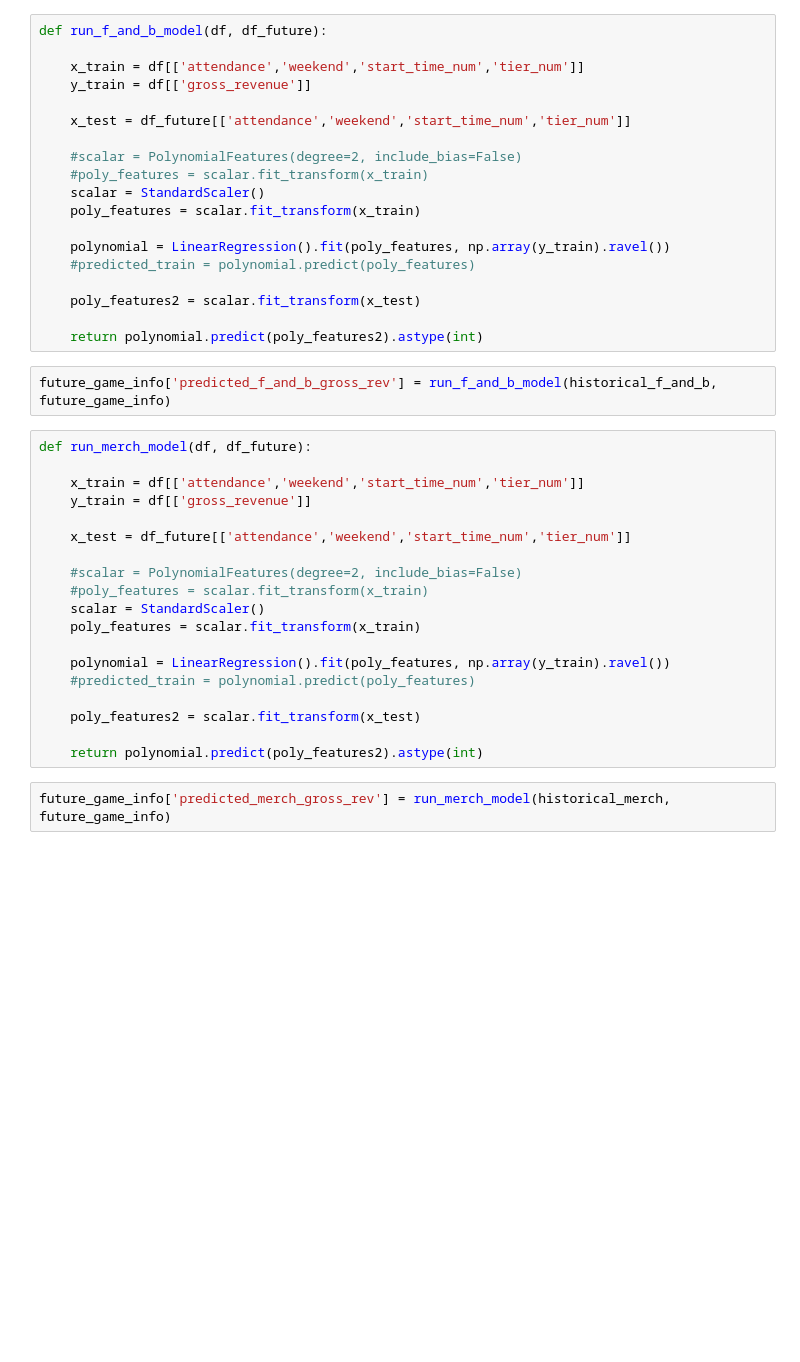
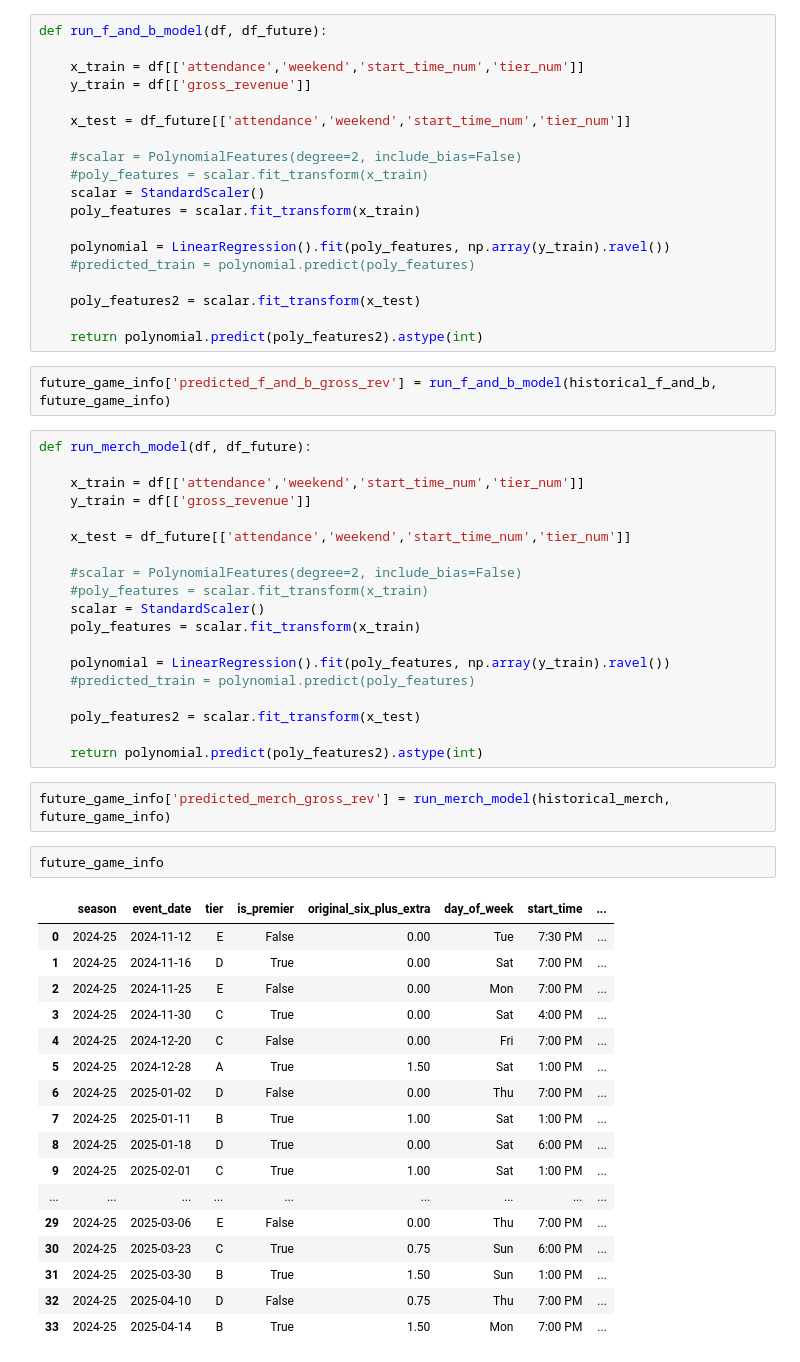
Before and after one commit to riffere-fla/pandas_party, a Jupyter notebook: f&b_merch_models_2425.ipynb, the cells around one changed output. Cells and saved outputs as stored; diff of their text form; blank space fills up the shorter version.

```diff
--- a/f&b_merch_models_2425.ipynb
+++ b/f&b_merch_models_2425.ipynb
@@ -309,3 +309,23 @@ def run_merch_model(df, df_future):
     return polynomial.predict(poly_features2).astype(int)
 # %%
 future_game_info['predicted_merch_gross_rev'] = run_merch_model(historical_merch, future_game_info)
+# %%
+future_game_info
+# %% [output]
+|  | season | event_date | tier | is_premier | original_six_plus_extra | day_of_week | start_time | ... |
+| 0 | 2024-25 | 2024-11-12 | E | False | 0.00 | Tue | 7:30 PM | ... |
+| 1 | 2024-25 | 2024-11-16 | D | True | 0.00 | Sat | 7:00 PM | ... |
+| 2 | 2024-25 | 2024-11-25 | E | False | 0.00 | Mon | 7:00 PM | ... |
+| 3 | 2024-25 | 2024-11-30 | C | True | 0.00 | Sat | 4:00 PM | ... |
+| 4 | 2024-25 | 2024-12-20 | C | False | 0.00 | Fri | 7:00 PM | ... |
+| 5 | 2024-25 | 2024-12-28 | A | True | 1.50 | Sat | 1:00 PM | ... |
+| 6 | 2024-25 | 2025-01-02 | D | False | 0.00 | Thu | 7:00 PM | ... |
+| 7 | 2024-25 | 2025-01-11 | B | True | 1.00 | Sat | 1:00 PM | ... |
+| 8 | 2024-25 | 2025-01-18 | D | True | 0.00 | Sat | 6:00 PM | ... |
+| 9 | 2024-25 | 2025-02-01 | C | True | 1.00 | Sat | 1:00 PM | ... |
+| ... | ... | ... | ... | ... | ... | ... | ... | ... |
+| 29 | 2024-25 | 2025-03-06 | E | False | 0.00 | Thu | 7:00 PM | ... |
+| 30 | 2024-25 | 2025-03-23 | C | True | 0.75 | Sun | 6:00 PM | ... |
+| 31 | 2024-25 | 2025-03-30 | B | True | 1.50 | Sun | 1:00 PM | ... |
+| 32 | 2024-25 | 2025-04-10 | D | False | 0.75 | Thu | 7:00 PM | ... |
+| 33 | 2024-25 | 2025-04-14 | B | True | 1.50 | Mon | 7:00 PM | ... |
```
Also changed, not shown: 5 other files.
